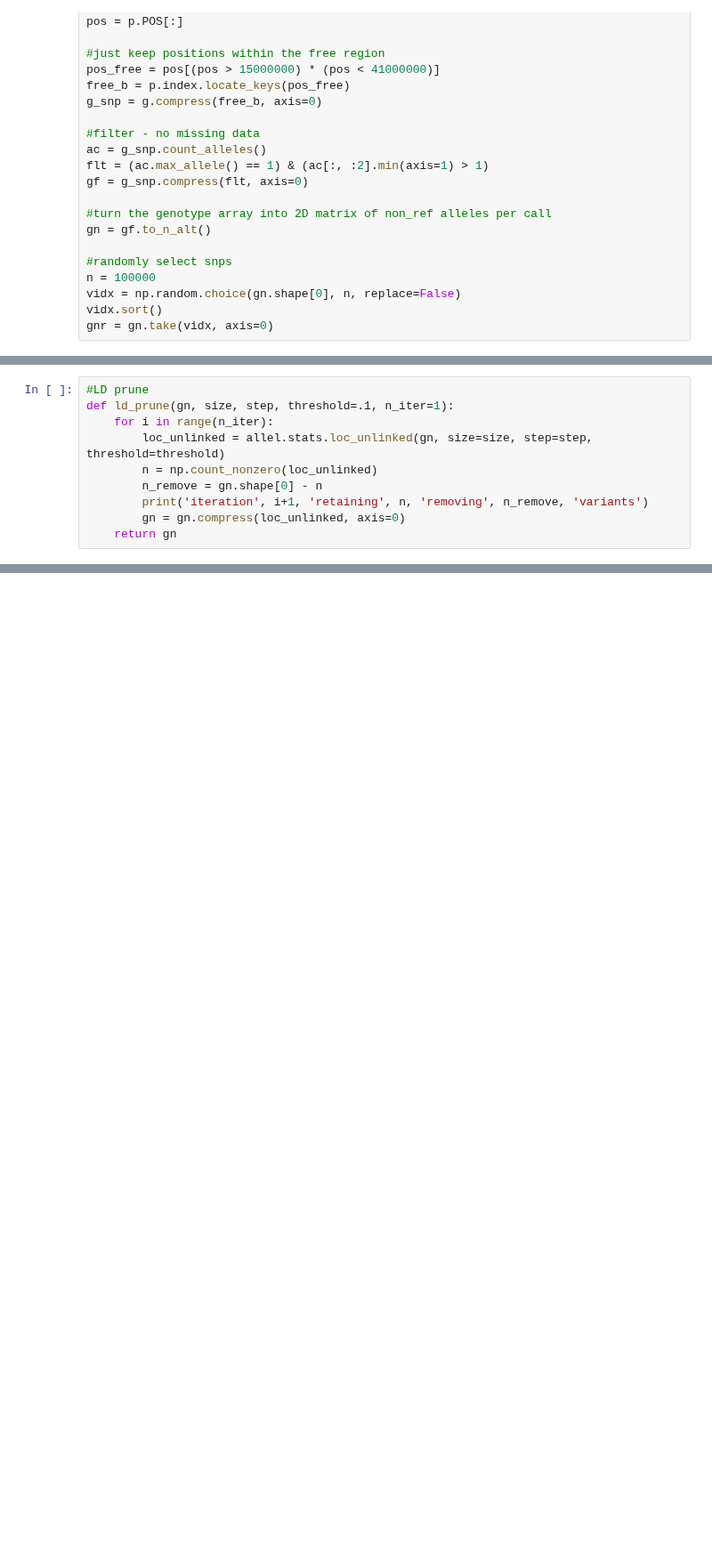
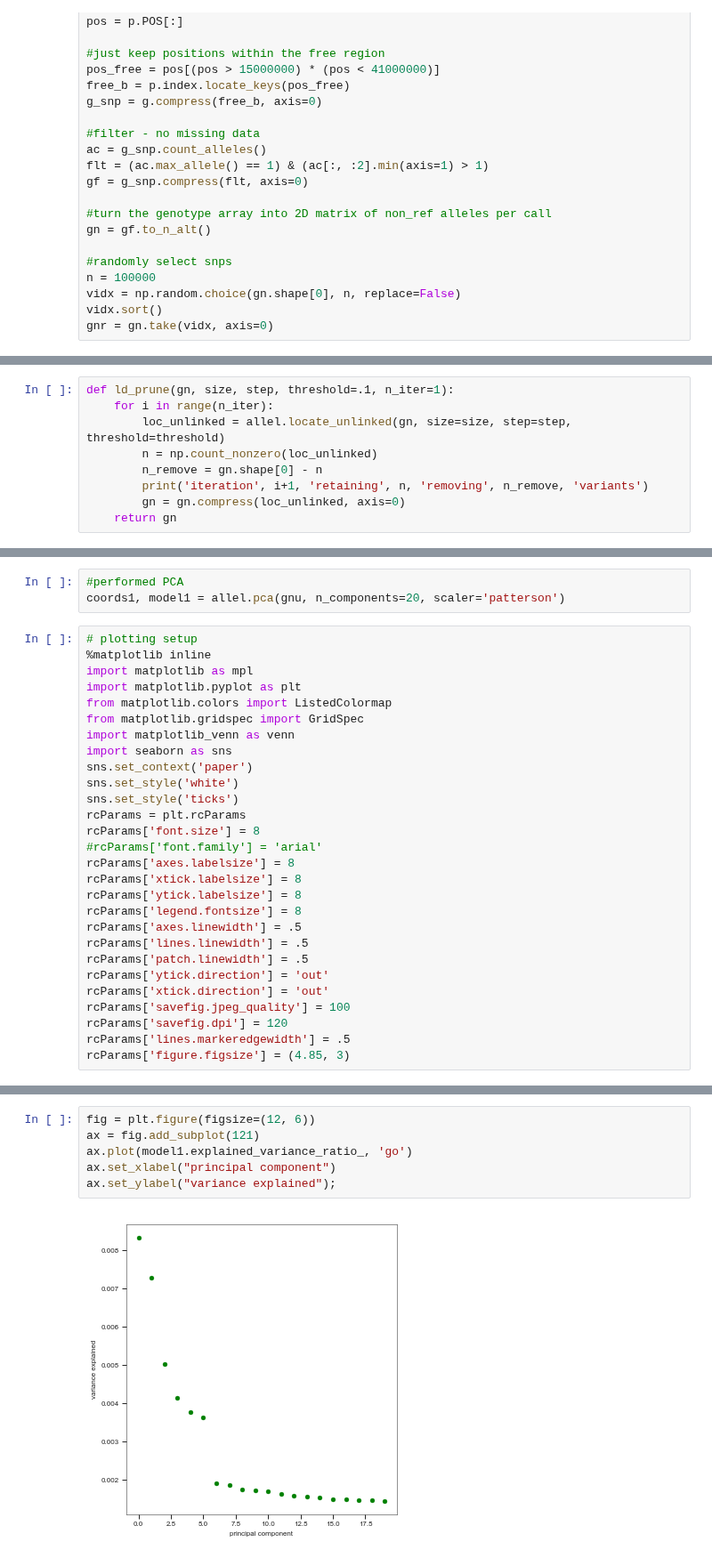
Before and after one commit to alimanfoo/ag1000g-phase2-data-paper, a Jupyter notebook: notebooks/figure_PCA.ipynb, the cells around one changed output, grey strips where cells are left out. Shown at 89% size. Drawn from its saved outputs; the diff is of its cells as text; blank space fills up the shorter version.

```diff
--- a/notebooks/figure_PCA.ipynb
+++ b/notebooks/figure_PCA.ipynb
@@ -50,8 +57,7 @@ gnr = gn.take(vidx, axis=0)
 # %%
-#LD prune
 def ld_prune(gn, size, step, threshold=.1, n_iter=1):
     for i in range(n_iter):
-        loc_unlinked = allel.stats.loc_unlinked(gn, size=size, step=step, threshold=threshold)
+        loc_unlinked = allel.locate_unlinked(gn, size=size, step=step, threshold=threshold)
         n = np.count_nonzero(loc_unlinked)
         n_remove = gn.shape[0] - n
         print('iteration', i+1, 'retaining', n, 'removing', n_remove, 'variants')
@@ -73,0 +88,31 @@ allel.s
+# %%
+#performed PCA
+coords1, model1 = allel.pca(gnu, n_components=20, scaler='patterson')
+# %%
+# plotting setup
+%matplotlib inline
+import matplotlib as mpl
+import matplotlib.pyplot as plt
+from matplotlib.colors import ListedColormap
+from matplotlib.gridspec import GridSpec
+import matplotlib_venn as venn
+import seaborn as sns
+sns.set_context('paper')
+sns.set_style('white')
+sns.set_style('ticks')
+rcParams = plt.rcParams
+rcParams['font.size'] = 8
+#rcParams['font.family'] = 'arial'
+rcParams['axes.labelsize'] = 8
+rcParams['xtick.labelsize'] = 8
+rcParams['ytick.labelsize'] = 8
+rcParams['legend.fontsize'] = 8
+rcParams['axes.linewidth'] = .5
+rcParams['lines.linewidth'] = .5
+rcParams['patch.linewidth'] = .5
+rcParams['ytick.direction'] = 'out'
+rcParams['xtick.direction'] = 'out'
+rcParams['savefig.jpeg_quality'] = 100
+rcParams['savefig.dpi'] = 120
+rcParams['lines.markeredgewidth'] = .5
+rcParams['figure.figsize'] = (4.85, 3)
@@ -73,0 +177,8 @@ allel.s
+# %%
+fig = plt.figure(figsize=(12, 6))
+ax = fig.add_subplot(121)
+ax.plot(model1.explained_variance_ratio_, 'go')
+ax.set_xlabel("principal component")
+ax.set_ylabel("variance explained");
+# %% [output]
+[figure, added]
```
Also changed, not shown: parts of 15 cells of this notebook, 3 other files.
